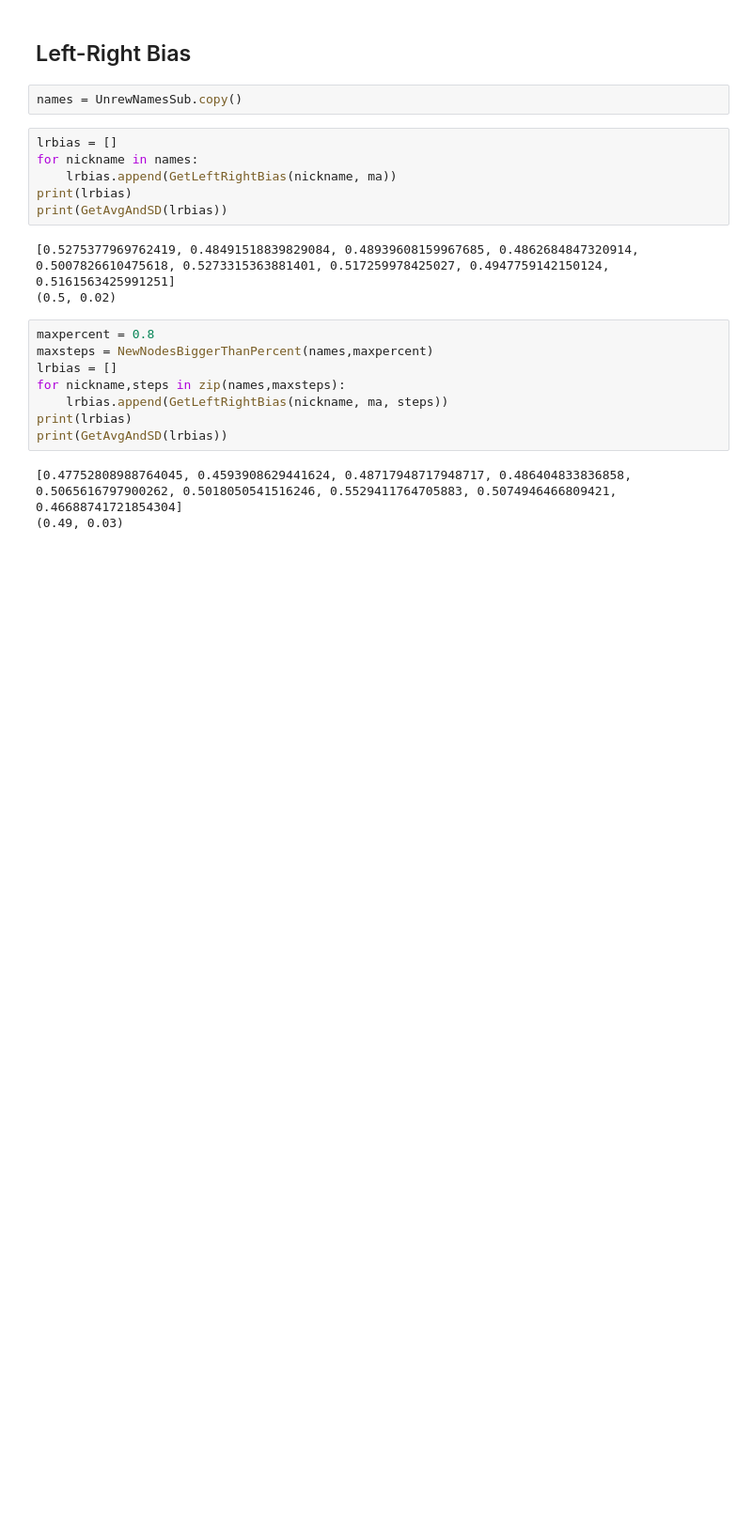
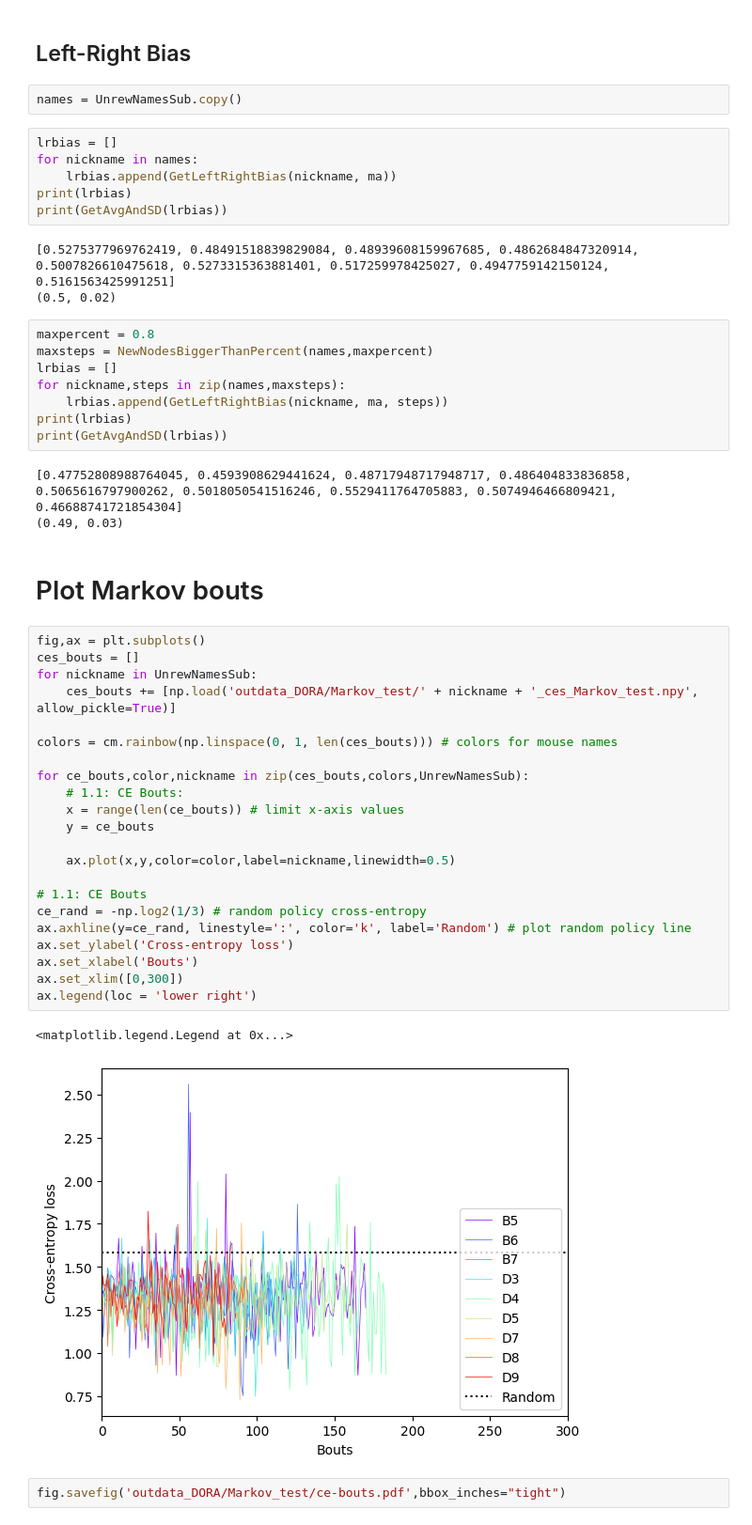
Before and after one commit to niv-shapira/Rosenberg-2021-Repository-DORA, a Jupyter notebook: Maze-ADORA-Comparison.ipynb, the cells around one changed output. Shown at 94% size. Drawn from its saved outputs; the diff is of its cells as text; blank space fills up the shorter version.

```diff
--- a/Maze-ADORA-Comparison.ipynb
+++ b/Maze-ADORA-Comparison.ipynb
@@ -537,3 +555,32 @@ print(GetAvgAndSD(lrbias))
 # %% [output]
 [0.47752808988764045, 0.4593908629441624, 0.48717948717948717, 0.486404833836858, 0.5065616797900262, 0.5018050541516246, 0.5529411764705883, 0.5074946466809421, 0.46688741721854304]
 (0.49, 0.03)
+# %% [markdown]
+# Plot Markov bouts
+# %%
+fig,ax = plt.subplots()
+ces_bouts = []
+for nickname in UnrewNamesSub:
+    ces_bouts += [np.load('outdata_DORA/Markov_test/' + nickname + '_ces_Markov_test.npy', allow_pickle=True)]
+
+colors = cm.rainbow(np.linspace(0, 1, len(ces_bouts))) # colors for mouse names
+
+for ce_bouts,color,nickname in zip(ces_bouts,colors,UnrewNamesSub):
+    # 1.1: CE Bouts:
+    x = range(len(ce_bouts)) # limit x-axis values
+    y = ce_bouts
+
+    ax.plot(x,y,color=color,label=nickname,linewidth=0.5)
+
+# 1.1: CE Bouts
+ce_rand = -np.log2(1/3) # random policy cross-entropy
+ax.axhline(y=ce_rand, linestyle=':', color='k', label='Random') # plot random policy line
+ax.set_ylabel('Cross-entropy loss')
+ax.set_xlabel('Bouts')
+ax.set_xlim([0,300])
+ax.legend(loc = 'lower right')
+# %% [output]
+<matplotlib.legend.Legend at 0x...>
+[figure, added]
+# %%
+fig.savefig('outdata_DORA/Markov_test/ce-bouts.pdf',bbox_inches="tight")
```
Also changed, not shown: parts of 1 cell of this notebook, 13 other files.
